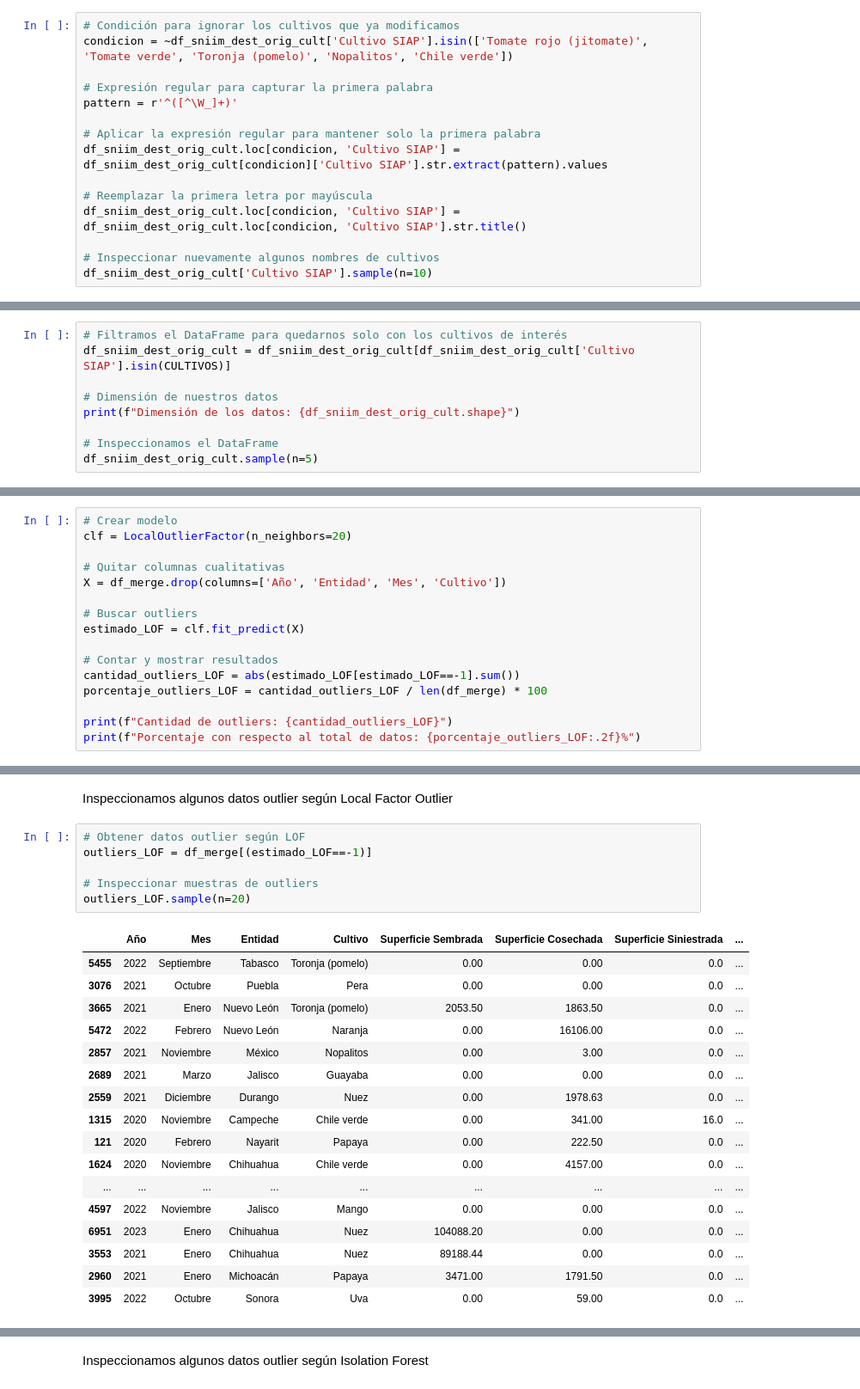
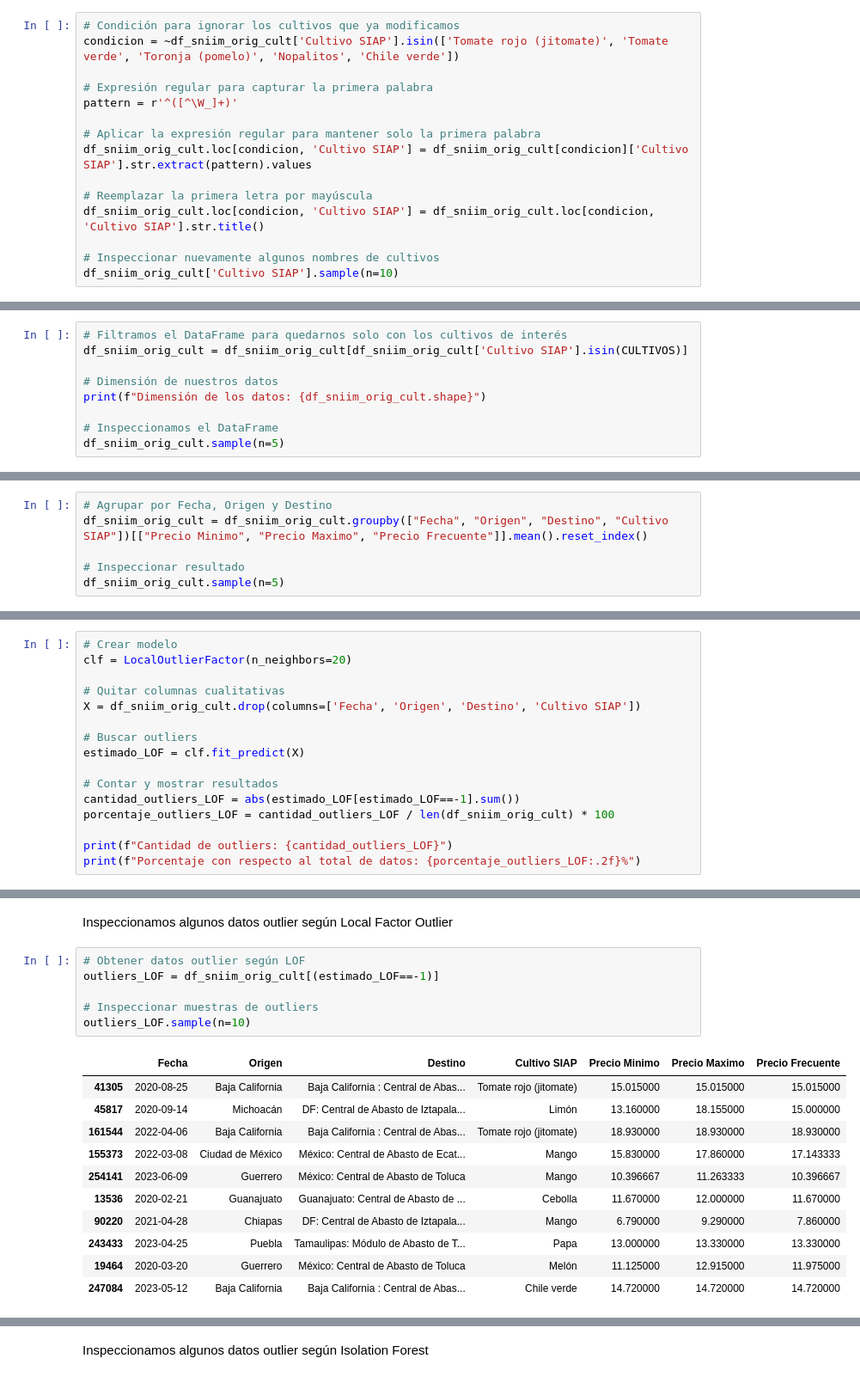
Before and after one commit to josemal98/Proyecto_Ing_Caract, a Jupyter notebook: Segunda_parte/EDA.ipynb, the cells around one changed output, grey strips where cells are left out. Shown at 86% size. Drawn from its saved outputs; the diff is of its cells as text.

```diff
--- a/Segunda_parte/EDA.ipynb
+++ b/Segunda_parte/EDA.ipynb
@@ -371,17 +751,17 @@ df_sniim_dest_orig_cult.loc[condicion, 'Cultivo SIAP'] = 'Nopalitos'
 Podemos automatizar el ajuste de los nombres de cultivo con una sola palabra utilizando expresiones regulares
 # %%
 # Condición para ignorar los cultivos que ya modificamos
-condicion = ~df_sniim_dest_orig_cult['Cultivo SIAP'].isin(['Tomate rojo (jitomate)', 'Tomate verde', 'Toronja (pomelo)', 'Nopalitos', 'Chile verde'])
+condicion = ~df_sniim_orig_cult['Cultivo SIAP'].isin(['Tomate rojo (jitomate)', 'Tomate verde', 'Toronja (pomelo)', 'Nopalitos', 'Chile verde'])
 
 # Expresión regular para capturar la primera palabra
 pattern = r'^([^\W_]+)'
 
 # Aplicar la expresión regular para mantener solo la primera palabra
-df_sniim_dest_orig_cult.loc[condicion, 'Cultivo SIAP'] = df_sniim_dest_orig_cult[condicion]['Cultivo SIAP'].str.extract(pattern).values
+df_sniim_orig_cult.loc[condicion, 'Cultivo SIAP'] = df_sniim_orig_cult[condicion]['Cultivo SIAP'].str.extract(pattern).values
 
 # Reemplazar la primera letra por mayúscula
-df_sniim_dest_orig_cult.loc[condicion, 'Cultivo SIAP'] = df_sniim_dest_orig_cult.loc[condicion, 'Cultivo SIAP'].str.title()
+df_sniim_orig_cult.loc[condicion, 'Cultivo SIAP'] = df_sniim_orig_cult.loc[condicion, 'Cultivo SIAP'].str.title()
 
 # Inspeccionar nuevamente algunos nombres de cultivos
-df_sniim_dest_orig_cult['Cultivo SIAP'].sample(n=10)
+df_sniim_orig_cult['Cultivo SIAP'].sample(n=10)
 # %% [output]
@@ -400,11 +780,11 @@ Name: Cultivo SIAP, dtype: object
 Utilizamos nuevamente la lista de cultivos para filtrar el DataFrame
 # %%
 # Filtramos el DataFrame para quedarnos solo con los cultivos de interés
-df_sniim_dest_orig_cult = df_sniim_dest_orig_cult[df_sniim_dest_orig_cult['Cultivo SIAP'].isin(CULTIVOS)]
+df_sniim_orig_cult = df_sniim_orig_cult[df_sniim_orig_cult['Cultivo SIAP'].isin(CULTIVOS)]
 
 # Dimensión de nuestros datos
-print(f"Dimensión de los datos: {df_sniim_dest_orig_cult.shape}")
+print(f"Dimensión de los datos: {df_sniim_orig_cult.shape}")
 
 # Inspeccionamos el DataFrame
-df_sniim_dest_orig_cult.sample(n=5)
+df_sniim_orig_cult.sample(n=5)
 # %% [output]
@@ -419,0 +800,6 @@ Debido a la manipulación que realizamos con los cultivos del SNIIM para homolog
+# %%
+# Agrupar por Fecha, Origen y Destino
+df_sniim_orig_cult = df_sniim_orig_cult.groupby(["Fecha", "Origen", "Destino", "Cultivo SIAP"])[["Precio Minimo", "Precio Maximo", "Precio Frecuente"]].mean().reset_index()
+
+# Inspeccionar resultado
+df_sniim_orig_cult.sample(n=5)
@@ -746,14 +962,14 @@ plt.show()
 clf = LocalOutlierFactor(n_neighbors=20)
 
 # Quitar columnas cualitativas
-X = df_merge.drop(columns=['Año', 'Entidad', 'Mes', 'Cultivo'])
+X = df_sniim_orig_cult.drop(columns=['Fecha', 'Origen', 'Destino', 'Cultivo SIAP'])
 
 # Buscar outliers
 estimado_LOF = clf.fit_predict(X)
 
 # Contar y mostrar resultados
 cantidad_outliers_LOF = abs(estimado_LOF[estimado_LOF==-1].sum())
-porcentaje_outliers_LOF = cantidad_outliers_LOF / len(df_merge) * 100
+porcentaje_outliers_LOF = cantidad_outliers_LOF / len(df_sniim_orig_cult) * 100
 
 print(f"Cantidad de outliers: {cantidad_outliers_LOF}")
 print(f"Porcentaje con respecto al total de datos: {porcentaje_outliers_LOF:.2f}%")
@@ -764,27 +980,21 @@ Porcentaje con respecto al total de datos: 11.16%
 Inspeccionamos algunos datos outlier según Local Factor Outlier
 # %%
 # Obtener datos outlier según LOF
-outliers_LOF = df_merge[(estimado_LOF==-1)]
+outliers_LOF = df_sniim_orig_cult[(estimado_LOF==-1)]
 
 # Inspeccionar muestras de outliers
-outliers_LOF.sample(n=20)
+outliers_LOF.sample(n=10)
 # %% [output]
-|  | Año | Mes | Entidad | Cultivo | Superficie Sembrada | Superficie Cosechada | Superficie Siniestrada | ... |
-| 5455 | 2022 | Septiembre | Tabasco | Toronja (pomelo) | 0.00 | 0.00 | 0.0 | ... |
-| 3076 | 2021 | Octubre | Puebla | Pera | 0.00 | 0.00 | 0.0 | ... |
-| 3665 | 2021 | Enero | Nuevo León | Toronja (pomelo) | 2053.50 | 1863.50 | 0.0 | ... |
-| 5472 | 2022 | Febrero | Nuevo León | Naranja | 0.00 | 16106.00 | 0.0 | ... |
-| 2857 | 2021 | Noviembre | México | Nopalitos | 0.00 | 3.00 | 0.0 | ... |
-| 2689 | 2021 | Marzo | Jalisco | Guayaba | 0.00 | 0.00 | 0.0 | ... |
-| 2559 | 2021 | Diciembre | Durango | Nuez | 0.00 | 1978.63 | 0.0 | ... |
-| 1315 | 2020 | Noviembre | Campeche | Chile verde | 0.00 | 341.00 | 16.0 | ... |
-| 121 | 2020 | Febrero | Nayarit | Papaya | 0.00 | 222.50 | 0.0 | ... |
-| 1624 | 2020 | Noviembre | Chihuahua | Chile verde | 0.00 | 4157.00 | 0.0 | ... |
-| ... | ... | ... | ... | ... | ... | ... | ... | ... |
-| 4597 | 2022 | Noviembre | Jalisco | Mango | 0.00 | 0.00 | 0.0 | ... |
-| 6951 | 2023 | Enero | Chihuahua | Nuez | 104088.20 | 0.00 | 0.0 | ... |
-| 3553 | 2021 | Enero | Chihuahua | Nuez | 89188.44 | 0.00 | 0.0 | ... |
-| 2960 | 2021 | Enero | Michoacán | Papaya | 3471.00 | 1791.50 | 0.0 | ... |
-| 3995 | 2022 | Octubre | Sonora | Uva | 0.00 | 59.00 | 0.0 | ... |
+|  | Fecha | Origen | Destino | Cultivo SIAP | Precio Minimo | Precio Maximo | Precio Frecuente |
+| 41305 | 2020-08-25 | Baja California | Baja California : Central de Abas... | Tomate rojo (jitomate) | 15.015000 | 15.015000 | 15.015000 |
+| 45817 | 2020-09-14 | Michoacán | DF: Central de Abasto de Iztapala... | Limón | 13.160000 | 18.155000 | 15.000000 |
+| 161544 | 2022-04-06 | Baja California | Baja California : Central de Abas... | Tomate rojo (jitomate) | 18.930000 | 18.930000 | 18.930000 |
+| 155373 | 2022-03-08 | Ciudad de México | México: Central de Abasto de Ecat... | Mango | 15.830000 | 17.860000 | 17.143333 |
+| 254141 | 2023-06-09 | Guerrero | México: Central de Abasto de Toluca | Mango | 10.396667 | 11.263333 | 10.396667 |
+| 13536 | 2020-02-21 | Guanajuato | Guanajuato: Central de Abasto de ... | Cebolla | 11.670000 | 12.000000 | 11.670000 |
+| 90220 | 2021-04-28 | Chiapas | DF: Central de Abasto de Iztapala... | Mango | 6.790000 | 9.290000 | 7.860000 |
+| 243433 | 2023-04-25 | Puebla | Tamaulipas: Módulo de Abasto de T... | Papa | 13.000000 | 13.330000 | 13.330000 |
+| 19464 | 2020-03-20 | Guerrero | México: Central de Abasto de Toluca | Melón | 11.125000 | 12.915000 | 11.975000 |
+| 247084 | 2023-05-12 | Baja California | Baja California : Central de Abas... | Chile verde | 14.720000 | 14.720000 | 14.720000 |
 # %%
 # Eliminar outliers del DataFrame
```
Also changed, not shown: parts of 100 cells of this notebook.
